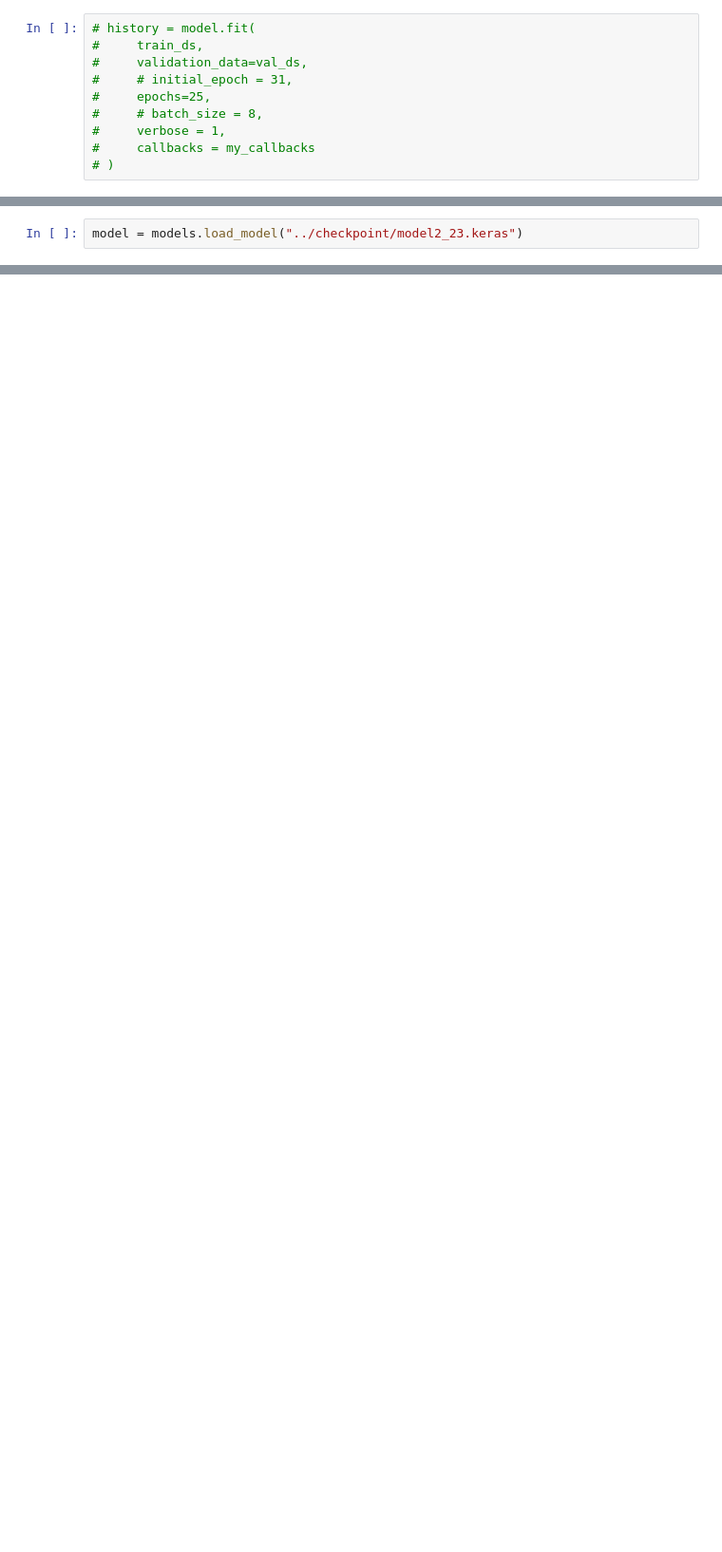
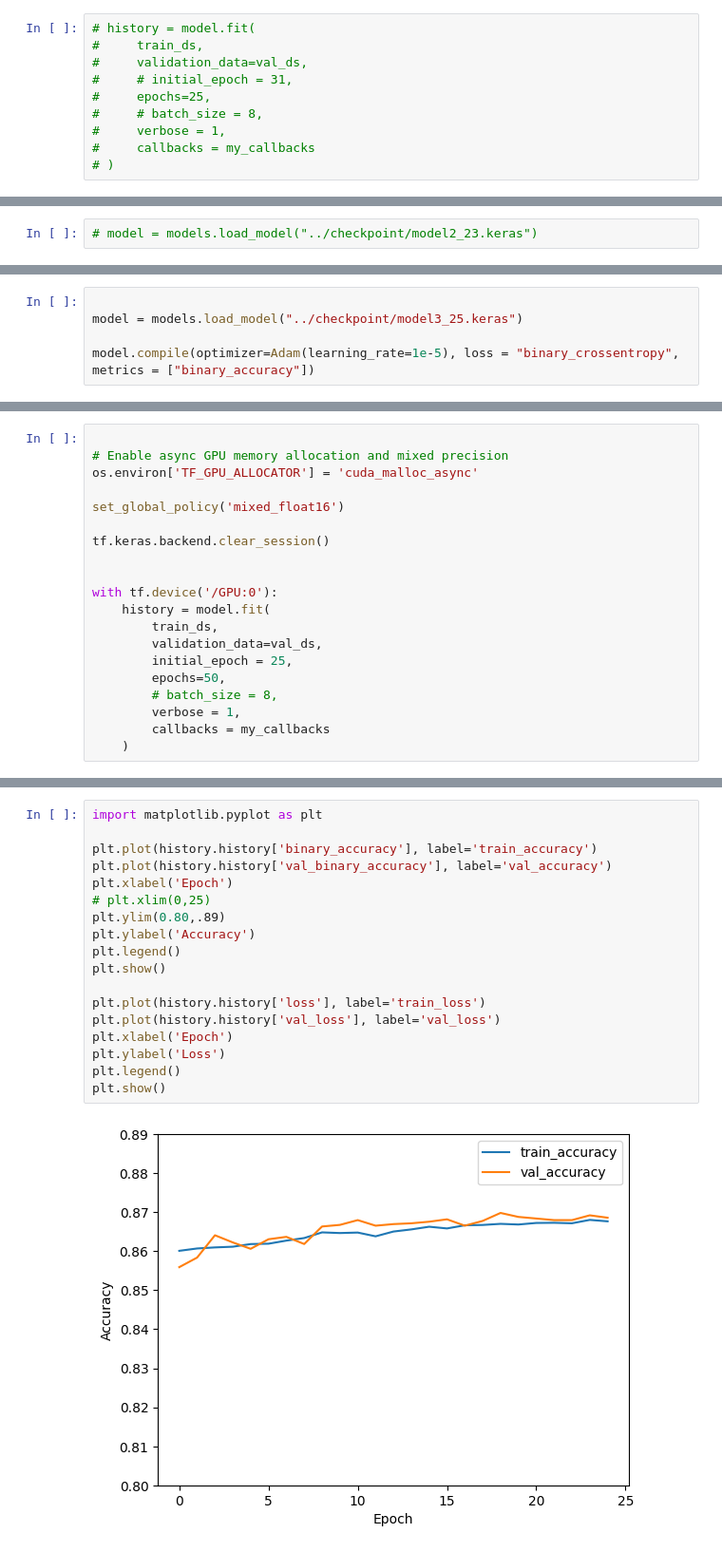
Before and after one commit to MeepMe3p/IS_Report, a Jupyter notebook: model/model.ipynb, the cells around one changed output, grey strips where cells are left out. Shown at 95% size. Saved outputs shown, nothing was run; the diff lists cells and outputs as text; blank space fills up the shorter version.

```diff
--- a/model/model.ipynb
+++ b/model/model.ipynb
@@ -164,3 +216,3 @@ plt.show()
 # %%
-model = models.load_model("../checkpoint/model2_23.keras")
+# model = models.load_model("../checkpoint/model2_23.keras")
 # %%
@@ -183,0 +233,5 @@ for layer in model.layers:
+# %%
+
+model = models.load_model("../checkpoint/model3_25.keras")
+
+model.compile(optimizer=Adam(learning_rate=1e-5), loss = "binary_crossentropy", metrics = ["binary_accuracy"])
@@ -183,0 +290,20 @@ for layer in model.layers:
+# %%
+
+# Enable async GPU memory allocation and mixed precision
+os.environ['TF_GPU_ALLOCATOR'] = 'cuda_malloc_async'
+
+set_global_policy('mixed_float16')
+
+tf.keras.backend.clear_session()
+
+
+with tf.device('/GPU:0'):
+    history = model.fit(
+        train_ds,
+        validation_data=val_ds,
+        initial_epoch = 25,
+        epochs=50,
+        # batch_size = 8,
+        verbose = 1,
+        callbacks = my_callbacks
+    )
@@ -183,0 +330,20 @@ for layer in model.layers:
+# %%
+import matplotlib.pyplot as plt
+
+plt.plot(history.history['binary_accuracy'], label='train_accuracy')
+plt.plot(history.history['val_binary_accuracy'], label='val_accuracy')
+plt.xlabel('Epoch')
+# plt.xlim(0,25)
+plt.ylim(0.80,.89)
+plt.ylabel('Accuracy')
+plt.legend()
+plt.show()
+
+plt.plot(history.history['loss'], label='train_loss')
+plt.plot(history.history['val_loss'], label='val_loss')
+plt.xlabel('Epoch')
+plt.ylabel('Loss')
+plt.legend()
+plt.show()
+# %% [output]
+[figure, added]
```
Also changed, not shown: parts of 19 cells of this notebook, 5 other files.
